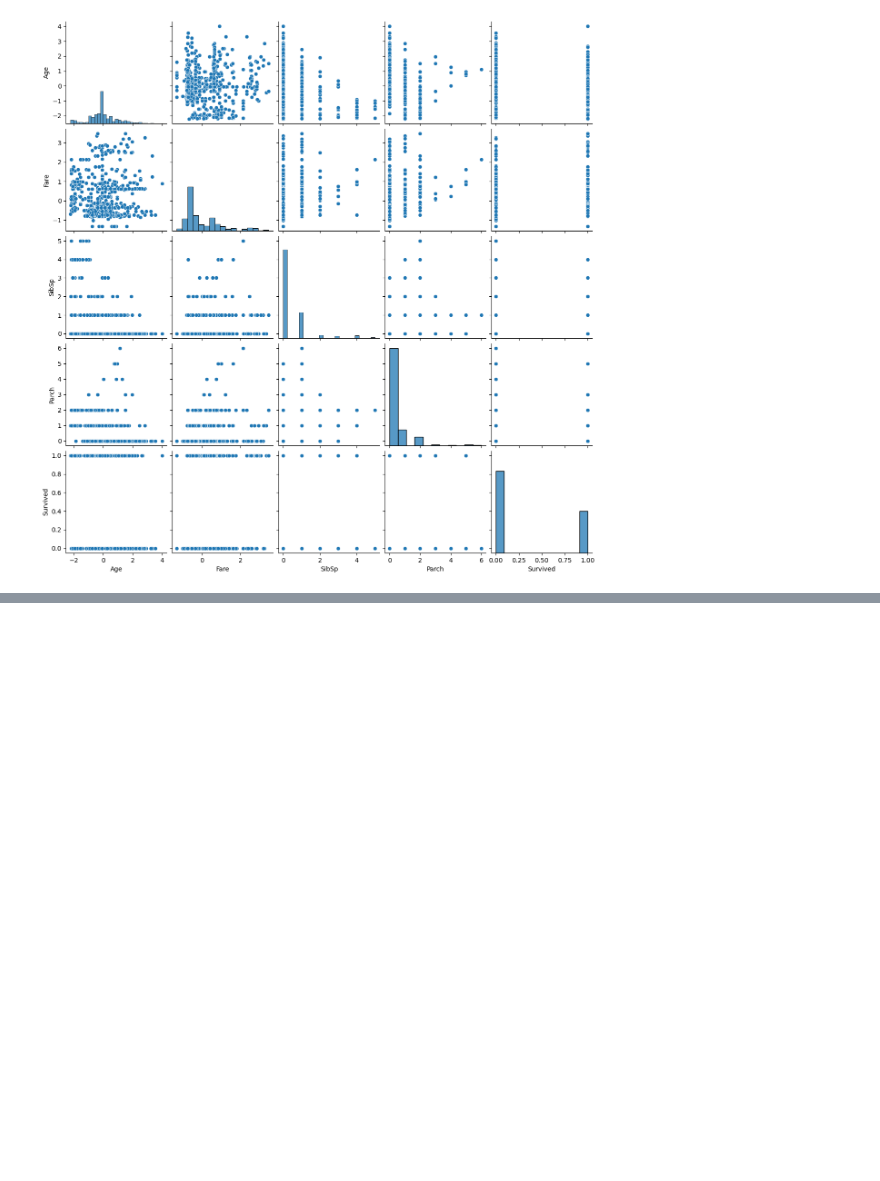
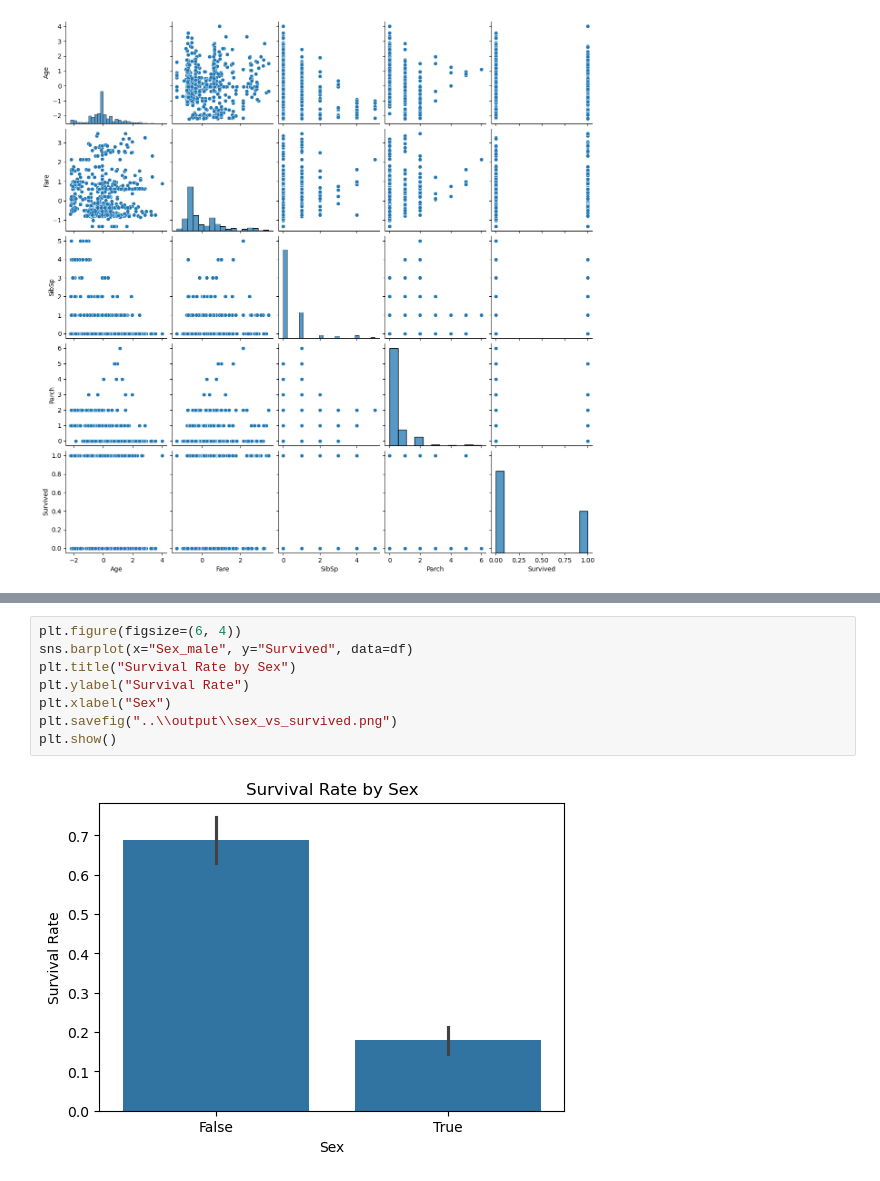
Before and after one commit to Chandu1613/Titanic_EDA, a Jupyter notebook: notebooks/titanic.ipynb, the cells around one changed output, grey strips where cells are left out. Saved outputs shown, nothing was run; the diff lists cells and outputs as text; blank space fills up the shorter version.

```diff
--- a/notebooks/titanic.ipynb
+++ b/notebooks/titanic.ipynb
@@ -210,0 +220,10 @@ plt.show()
+# %%
+plt.figure(figsize=(6, 4))
+sns.barplot(x="Sex_male", y="Survived", data=df)
+plt.title("Survival Rate by Sex")
+plt.ylabel("Survival Rate")
+plt.xlabel("Sex")
+plt.savefig("..\\output\\sex_vs_survived.png")
+plt.show()
+# %% [output]
+[figure, added]
```
Also changed, not shown: parts of 2 cells of this notebook, 3 other files.
